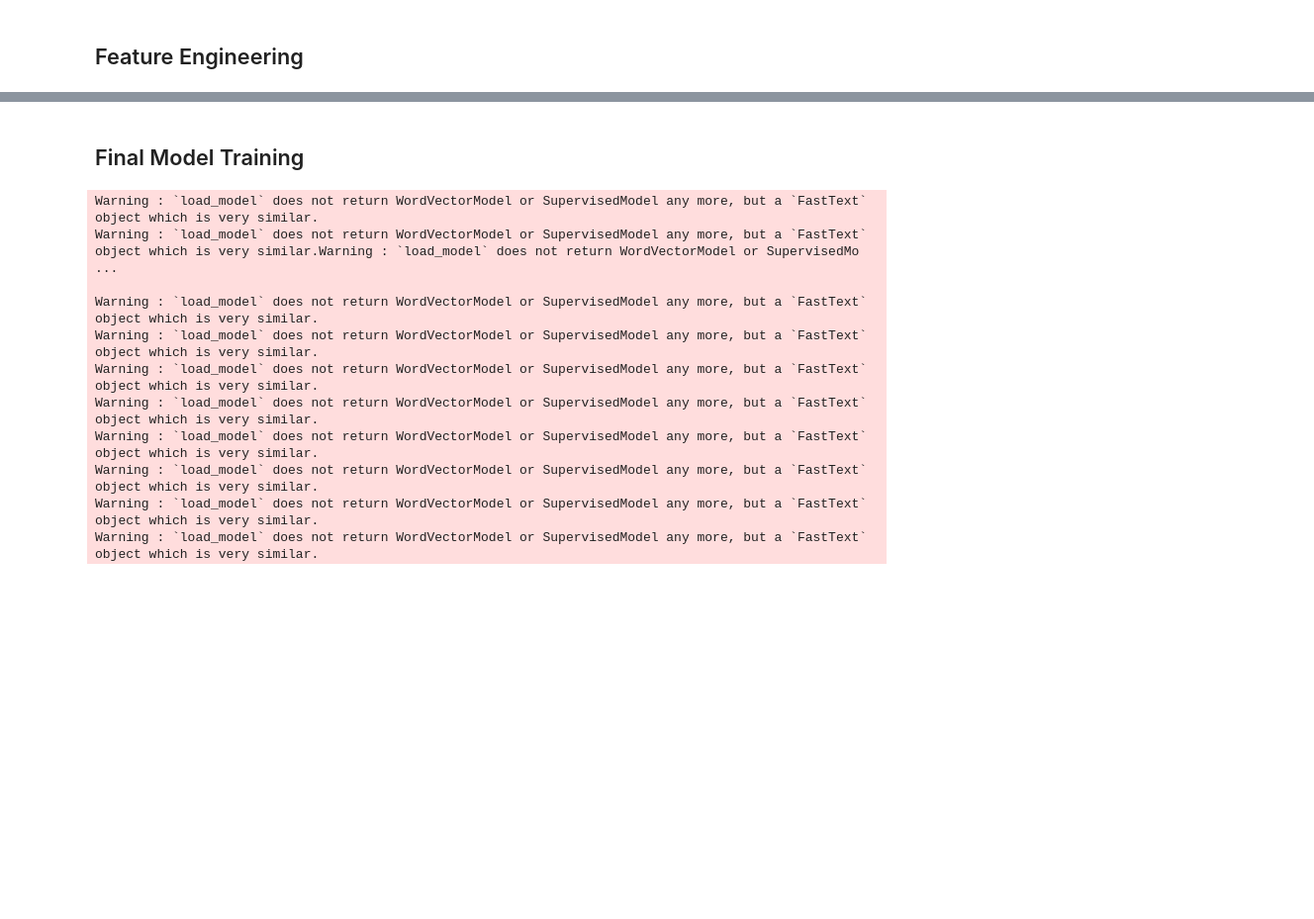
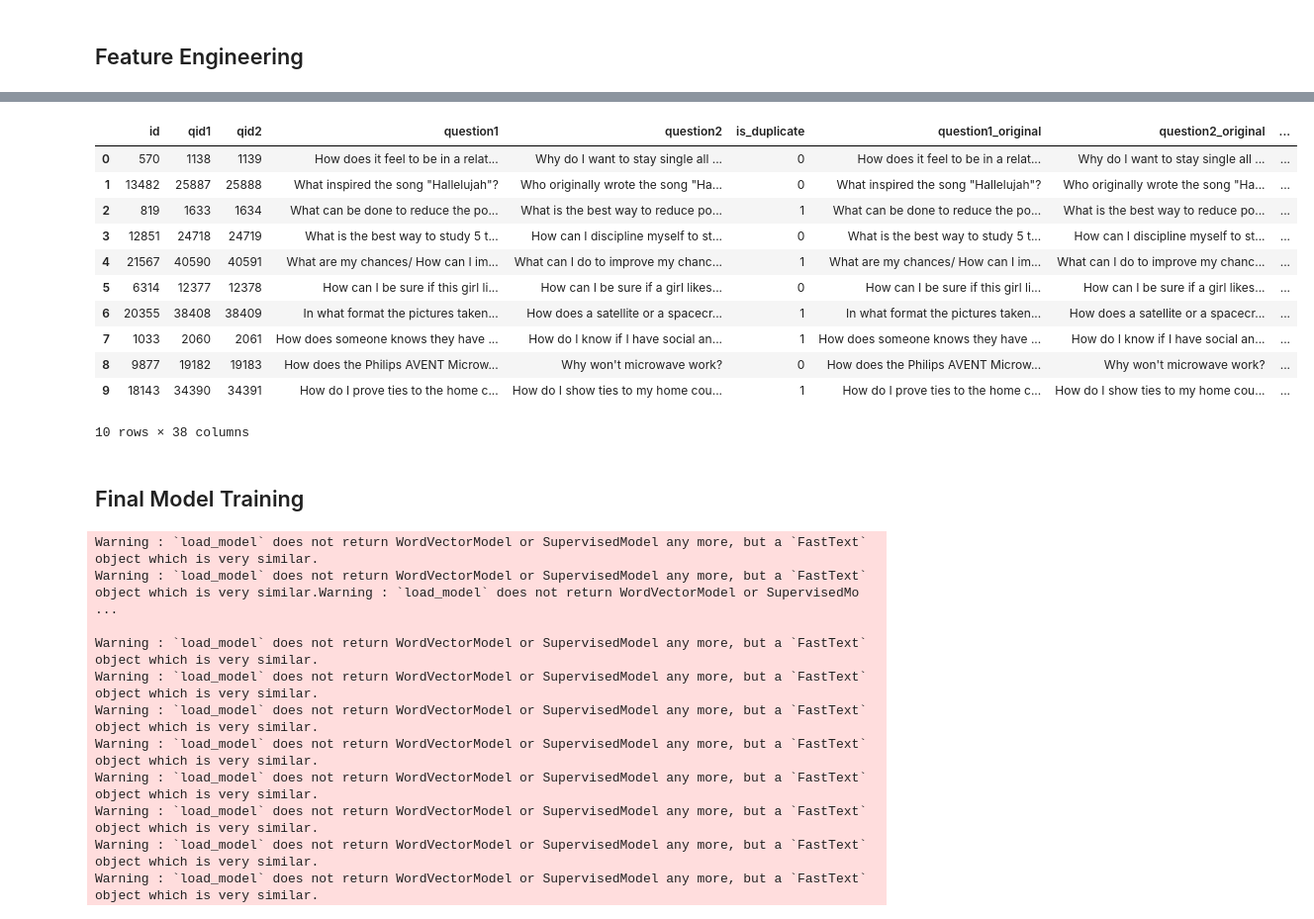
Before and after one commit to kun368/kaggle-code-v2, a Jupyter notebook: kaggle-contests/quora-question-pairs/fasttext.ipynb, the cells around one changed output, grey strips where cells are left out. Shown: that part at 99% size. Drawn from its saved outputs; the diff is of its cells as text; code cells hidden in the pictures; blank space fills up the shorter version.

```diff
--- a/kaggle-contests/quora-question-pairs/fasttext.ipynb
+++ b/kaggle-contests/quora-question-pairs/fasttext.ipynb
@@ -128,8 +127,16 @@ def cleaning_sentence_2(text):
 # %%
 from pyspark.sql import SparkSession
 import pyspark.sql.functions as F
+from pyspark.sql.dataframe import DataFrame
+from pyspark.sql.types import Row
 
 spark = SparkSession.builder.appName("pandas-on-spark")\
     .config('spark.driver.memory', '8G')\
     .config('spark.driver.maxResultSize', '0')\
     .getOrCreate()
+
+spark_br_dict = dict()
+def get_or_upd_br(name, value):
+    if name not in spark_br_dict:
+        spark_br_dict[name] = spark.sparkContext.broadcast(value)
+    return spark_br_dict[name]
@@ -172,10 +186,10 @@ for i in train_dict:
     label = '__label__' + str(i['is_duplicate'])
     x = generate_text(i[ft_q_name_1], i[ft_q_name_2])
     if x: text_list.append({'label': label, 'text': x})
-pd.DataFrame(text_list).to_csv('ft_train.txt', header=False, index=False, sep='\t')
+pd.DataFrame(text_list).to_csv('./fasttext_data/ft_train.txt', header=False, index=False, sep='\t')
 
 model = fasttext.train_supervised(
-    'ft_train.txt',
+    './fasttext_data/ft_train.txt',
     label_prefix="__label__",
     lr=0.1,
     epoch=5,
@@ -328,5 +334,24 @@ def add_feature_graph(spark_df: DataFrame):
 
 # add_feature_graph(spark.read.parquet('./fasttext_data/train_df').limit(10)).toPandas()
+# %%
+def add_feature_sentiment(spark_df: DataFrame):
+    def calc(rows):
+        from nltk.sentiment.vader import SentimentIntensityAnalyzer
+        analyzer = SentimentIntensityAnalyzer()
+        for row in rows:
+            q1, q2 = str(row["question1"]), str(row["question2"])
+            s1, s2 = analyzer.polarity_scores(q1), analyzer.polarity_scores(q2)
+            yield Row(
+                **row.asDict(),
+                feature_sentiment_neg=float(abs(s1['neg'] - s2['neg'])),
+                feature_sentiment_neu=float(abs(s1['neu'] - s2['neu'])),
+                feature_sentiment_pos=float(abs(s1['pos'] - s2['pos'])),
+                feature_sentiment_compound=float(abs(s1['compound'] - s2['compound'])),
+            )
+
+    return spark.createDataFrame(spark_df.rdd.mapPartitions(calc))
+
+# add_feature_sentiment(spark.read.parquet('./fasttext_data/train_df').limit(10)).toPandas()
 # %%
 def add_all_features(spark_df: DataFrame):
    spark_df = add_feature_ft(spark_df)
@@ -334,6 +359,8 @@ def add_all_features(spark_df: DataFrame):
    spark_df = add_feature_word_count(spark_df)
    spark_df = add_feature_first_word(spark_df)
    spark_df = add_feature_graph(spark_df)
+   spark_df = add_feature_sentiment(spark_df)
    return spark_df
 
-# add_all_features(spark.read.parquet('./fasttext_data/train_df').limit(10)).toPandas()
+add_all_features(spark.read.parquet('./fasttext_data/train_df').limit(10)).toPandas()
+# %% [output]
@@ -340,3 +373,15 @@ def add_all_features(spark_df: DataFrame):
+|  | id | qid1 | qid2 | question1 | question2 | is_duplicate | question1_original | question2_original | ... |
+| 0 | 570 | 1138 | 1139 | How does it feel to be in a relat... | Why do I want to stay single all ... | 0 | How does it feel to be in a relat... | Why do I want to stay single all ... | ... |
+| 1 | 13482 | 25887 | 25888 | What inspired the song "Hallelujah"? | Who originally wrote the song "Ha... | 0 | What inspired the song "Hallelujah"? | Who originally wrote the song "Ha... | ... |
+| 2 | 819 | 1633 | 1634 | What can be done to reduce the po... | What is the best way to reduce po... | 1 | What can be done to reduce the po... | What is the best way to reduce po... | ... |
+| 3 | 12851 | 24718 | 24719 | What is the best way to study 5 t... | How can I discipline myself to st... | 0 | What is the best way to study 5 t... | How can I discipline myself to st... | ... |
+| 4 | 21567 | 40590 | 40591 | What are my chances/ How can I im... | What can I do to improve my chanc... | 1 | What are my chances/ How can I im... | What can I do to improve my chanc... | ... |
+| 5 | 6314 | 12377 | 12378 | How can I be sure if this girl li... | How can I be sure if a girl likes... | 0 | How can I be sure if this girl li... | How can I be sure if a girl likes... | ... |
+| 6 | 20355 | 38408 | 38409 | In what format the pictures taken... | How does a satellite or a spacecr... | 1 | In what format the pictures taken... | How does a satellite or a spacecr... | ... |
+| 7 | 1033 | 2060 | 2061 | How does someone knows they have ... | How do I know if I have social an... | 1 | How does someone knows they have ... | How do I know if I have social an... | ... |
+| 8 | 9877 | 19182 | 19183 | How does the Philips AVENT Microw... | Why won't microwave work? | 0 | How does the Philips AVENT Microw... | Why won't microwave work? | ... |
+| 9 | 18143 | 34390 | 34391 | How do I prove ties to the home c... | How do I show ties to my home cou... | 1 | How do I prove ties to the home c... | How do I show ties to my home cou... | ... |
+10 rows × 38 columns
 # %% [markdown]
 ## Final Model Training
 # %%
```
Also changed, not shown: parts of 9 cells of this notebook.
